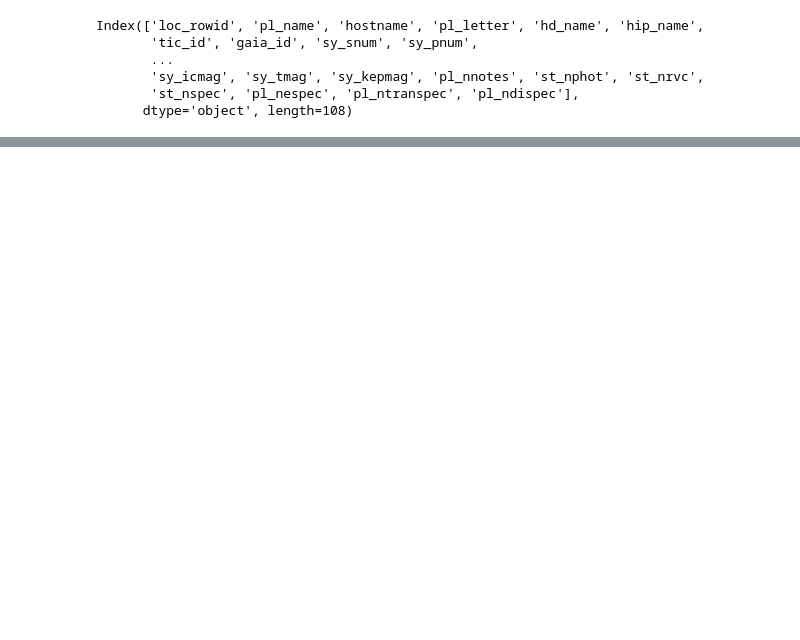
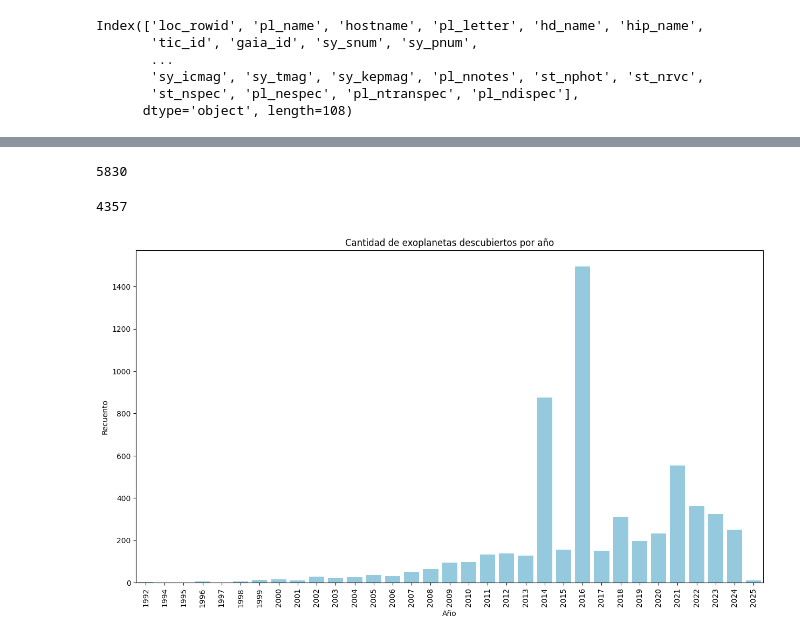
Before and after one commit to dietorices/Exoplanetas, a Jupyter notebook: Analisis_Descripcion_Data.ipynb, the cells around one changed output, grey strips where cells are left out. Cells and saved outputs as stored; diff of their text form; code cells hidden in the pictures; blank space fills up the shorter version.

```diff
--- a/Analisis_Descripcion_Data.ipynb
+++ b/Analisis_Descripcion_Data.ipynb
@@ -41,0 +37,14 @@ memory usage: 4.8+ MB
+# %%
+select_columns=["pl_name",
+                "hostname",
+                "sy_snum",
+                "sy_pnum",
+                "sy_mnum",
+                "cb_flag",
+                "disc_year",
+                "pl_orbper",
+                "pl_rade",
+                "pl_dens",
+                "st_age"]
+data_final=data_ex[select_columns]
+data_final.head()
@@ -41,0 +94,23 @@ memory usage: 4.8+ MB
+# %%
+len(data_final.pl_name.unique())
+# %% [output]
+5830
+# %%
+len(data_final.hostname.unique())
+# %% [output]
+4357
+# %%
+disc_per_year=data_final.groupby("disc_year")["pl_name"].count()
+# %%
+fig, ax = plt.subplots(figsize=(15,8))
+ax = sns.barplot(x = disc_per_year.index,
+                 y = disc_per_year.values,
+                 color="skyblue")
+
+ax.set_xlabel('Año')
+ax.set_ylabel('Recuento')
+ax.xaxis.set_tick_params(rotation=90, labelsize=10)
+ax.set_title('Cantidad de exoplanetas descubiertos por año')
+fig.savefig('Cantidad de exoplanetas descubiertos por año.png')
+# %% [output]
+[figure, added]
```
Also changed, not shown: parts of 12 cells of this notebook, 2 other files.
